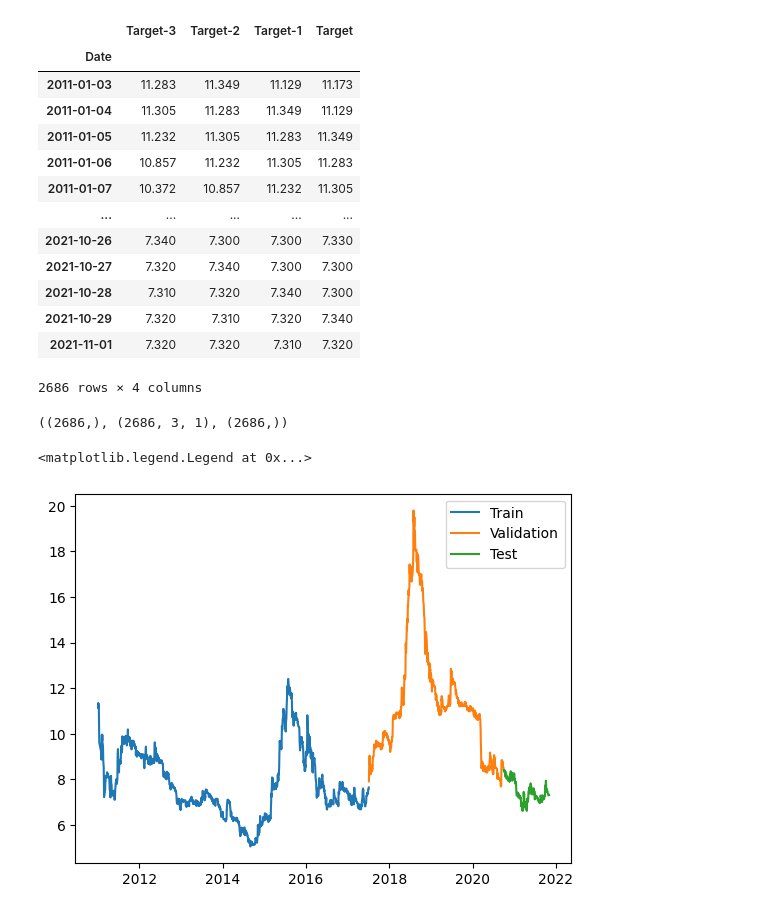
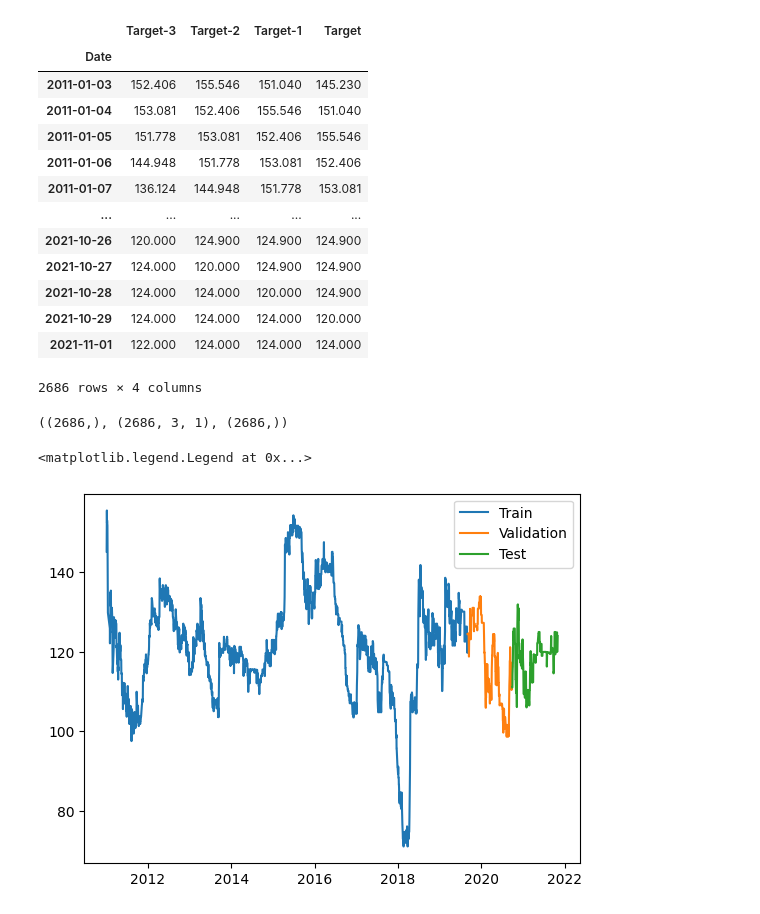
Before and after one commit to Idriss-Chefai/TunisianStockPrediction, a Jupyter notebook: LSTM.ipynb, the cells around one changed output. Cells and saved outputs as stored; diff of their text form; code cells hidden in the pictures.

```diff
--- a/LSTM.ipynb
+++ b/LSTM.ipynb
@@ -12,7 +12,7 @@ TunisianStockMarket = pd.DataFrame(json_data)
 # %%
 #Choix d'une seule action(BNA dans notre cas)
 TunisianStockMarket['Date'] = pd.to_datetime(TunisianStockMarket['Date'])
-bna_data = TunisianStockMarket[TunisianStockMarket['Stock_name'] == 'BNA']
+bna_data = TunisianStockMarket[TunisianStockMarket['Stock_name'] == 'STAR']
 # %%
 #Filtrage des colonnes non utile
 columnsToExclude = ['Code_isin','Stock_name']
@@ -85,17 +85,17 @@ windowed_data
 # %% [output]
 |  | Target-3 | Target-2 | Target-1 | Target |
 | Date |  |  |  |  |
-| 2011-01-03 | 11.283 | 11.349 | 11.129 | 11.173 |
-| 2011-01-04 | 11.305 | 11.283 | 11.349 | 11.129 |
-| 2011-01-05 | 11.232 | 11.305 | 11.283 | 11.349 |
-| 2011-01-06 | 10.857 | 11.232 | 11.305 | 11.283 |
-| 2011-01-07 | 10.372 | 10.857 | 11.232 | 11.305 |
+| 2011-01-03 | 152.406 | 155.546 | 151.040 | 145.230 |
+| 2011-01-04 | 153.081 | 152.406 | 155.546 | 151.040 |
+| 2011-01-05 | 151.778 | 153.081 | 152.406 | 155.546 |
+| 2011-01-06 | 144.948 | 151.778 | 153.081 | 152.406 |
+| 2011-01-07 | 136.124 | 144.948 | 151.778 | 153.081 |
 | ... | ... | ... | ... | ... |
-| 2021-10-26 | 7.340 | 7.300 | 7.300 | 7.330 |
-| 2021-10-27 | 7.320 | 7.340 | 7.300 | 7.300 |
-| 2021-10-28 | 7.310 | 7.320 | 7.340 | 7.300 |
-| 2021-10-29 | 7.320 | 7.310 | 7.320 | 7.340 |
-| 2021-11-01 | 7.320 | 7.320 | 7.310 | 7.320 |
+| 2021-10-26 | 120.000 | 124.900 | 124.900 | 124.900 |
+| 2021-10-27 | 124.000 | 120.000 | 124.900 | 124.900 |
+| 2021-10-28 | 124.000 | 124.000 | 120.000 | 124.900 |
+| 2021-10-29 | 124.000 | 124.000 | 124.000 | 120.000 |
+| 2021-11-01 | 122.000 | 124.000 | 124.000 | 124.000 |
 2686 rows × 4 columns
 # %%
 def windowed_df_to_date_X_y(windowed_dataframe):
@@ -116,21 +116,21 @@ dates.shape, X.shape, y.shape
 # %% [output]
 ((2686,), (2686, 3, 1), (2686,))
 # %%
-q_60 = int(len(dates) * .6)
+q_80 = int(len(dates) * .8)
 q_90 = int(len(dates) * .9)
 
-dates_train, X_train, y_train = dates[:q_60], X[:q_60], y[:q_60]
-dates_val, X_val, y_val = dates[q_60:q_90], X[q_60:q_90], y[q_60:q_90]
+dates_train, X_train, y_train = dates[:q_80], X[:q_80], y[:q_80]
+dates_val, X_val, y_val = dates[q_80:q_90], X[q_80:q_90], y[q_80:q_90]
 dates_test, X_test, y_test = dates[q_90:], X[q_90:], y[q_90:]
 
 plt.plot(dates_train, y_train)
 plt.plot(dates_val, y_val)
 plt.plot(dates_test, y_test)
 
 plt.legend(['Train', 'Validation', 'Test'])
 # %% [output]
 <matplotlib.legend.Legend at 0x...>
-[figure, old version]
+[figure, new version]
 # %%
 from tensorflow.keras.models import Sequential #Sequential model
 from tensorflow.keras.optimizers import Adam
```
Also changed, not shown: parts of 10 cells of this notebook.
